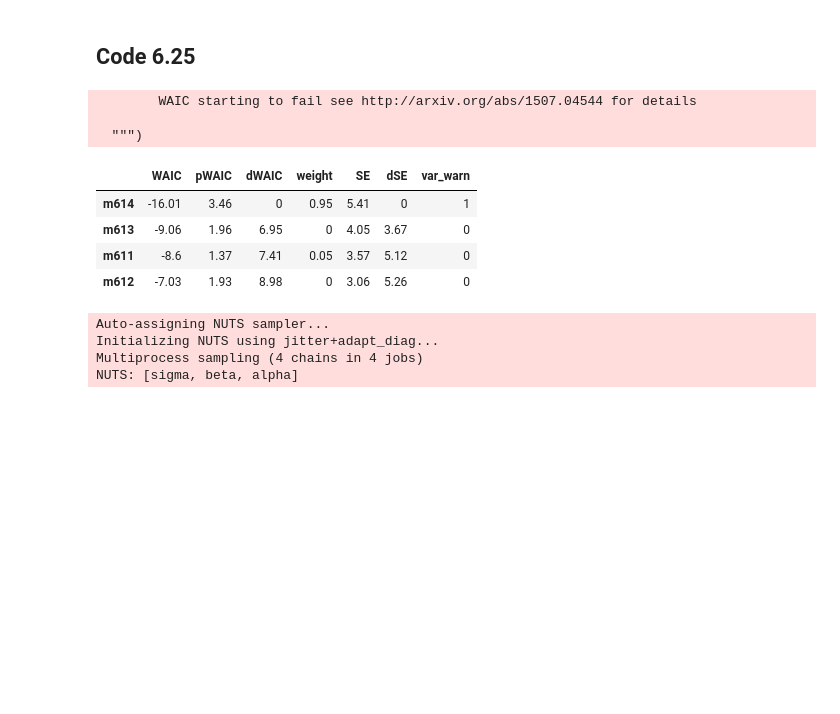
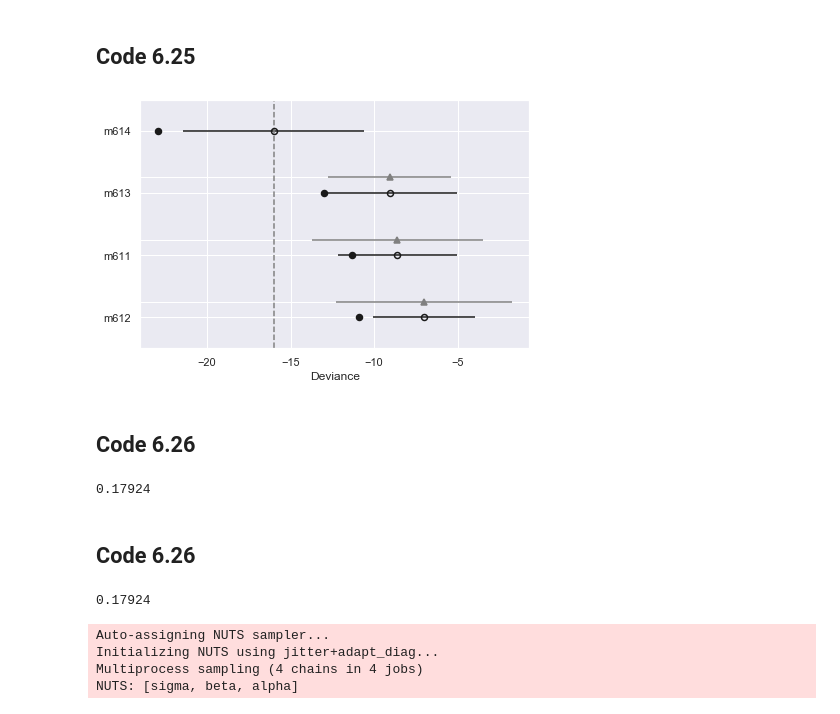
Before and after one commit to jkelley7/stat_rethinking, a Jupyter notebook: Chapter_6.ipynb, the cells around one changed output. Drawn from its saved outputs; the diff is of its cells as text; code cells hidden in the pictures; blank space fills up the shorter version.

```diff
--- a/Chapter_6.ipynb
+++ b/Chapter_6.ipynb
@@ -394,16 +389,24 @@ df_compare = pm.compare({m611: tracem611,
 # %% [markdown]
 ## Code 6.25
-# %%
-plt.p
-# %% [output]
-        WAIC starting to fail see http://arxiv.org/abs/1507.04544 for details
-
-  """)
-|  | WAIC | pWAIC | dWAIC | weight | SE | dSE | var_warn |
-| m614 | -16.01 | 3.46 | 0 | 0.95 | 5.41 | 0 | 1 |
-| m613 | -9.06 | 1.96 | 6.95 | 0 | 4.05 | 3.67 | 0 |
-| m611 | -8.6 | 1.37 | 7.41 | 0.05 | 3.57 | 5.12 | 0 |
-| m612 | -7.03 | 1.93 | 8.98 | 0 | 3.06 | 5.26 | 0 |
+# %%
+pm.compareplot(df_compare)
+plt.show()
+# %% [output]
+[figure, added]
+# %% [markdown]
+## Code 6.26
+# %%
+diff = np.random.normal(6.7, 7.27, size = int(1e5))
+sum(diff<0)/int(1e5)
+# %% [output]
+0.17924
+# %% [markdown]
+## Code 6.26
+# %%
+diff = np.random.normal(6.7, 7.27, size = int(1e5))
+sum(diff<0)/int(1e5)
+# %% [output]
+0.17924
 # %%
 with pm.Model() as m615:
     alpha = pm.Normal('alpha', mu = 0, sigma = 10)
```
Also changed, not shown: parts of 1 cell of this notebook.
